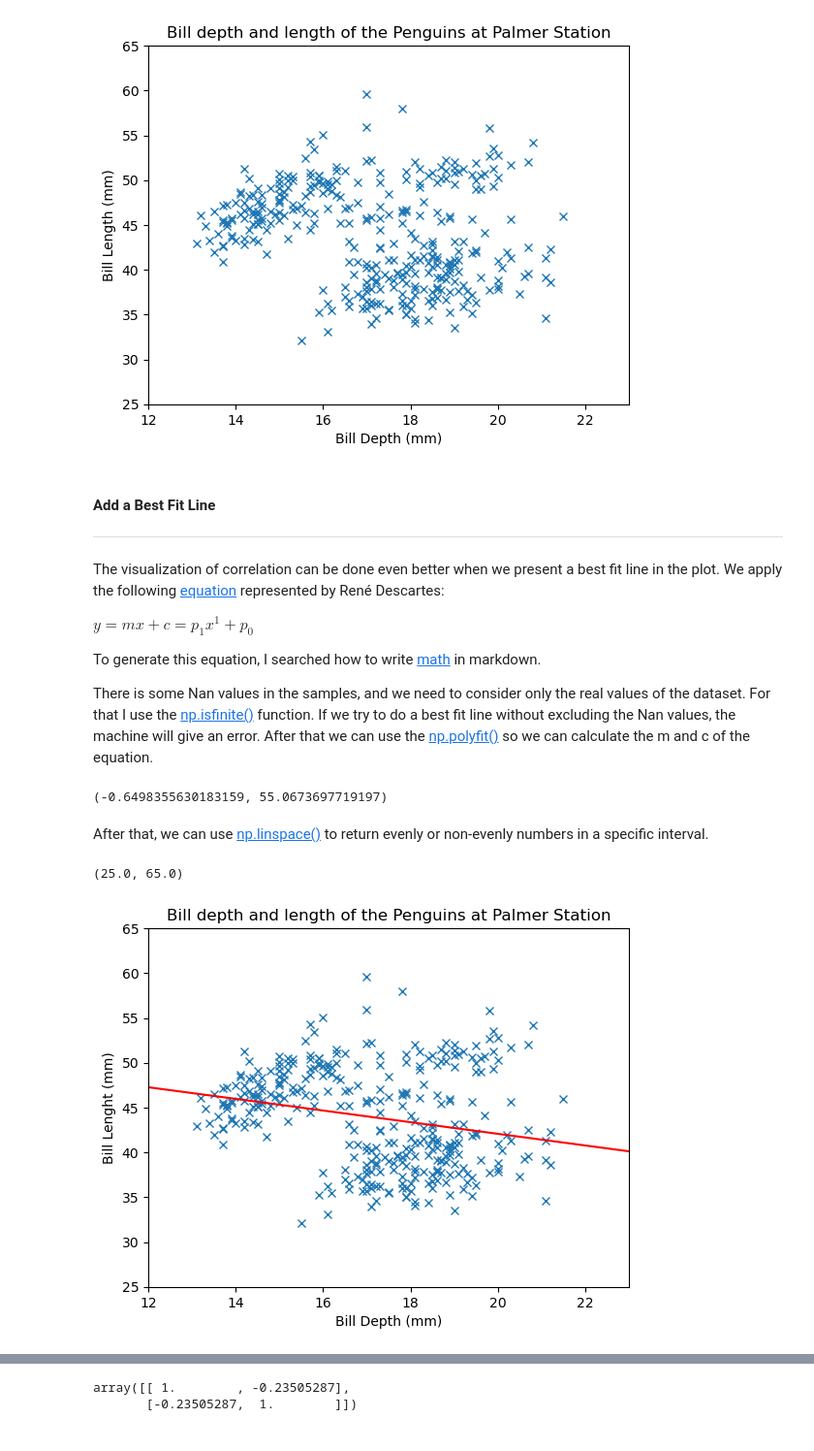
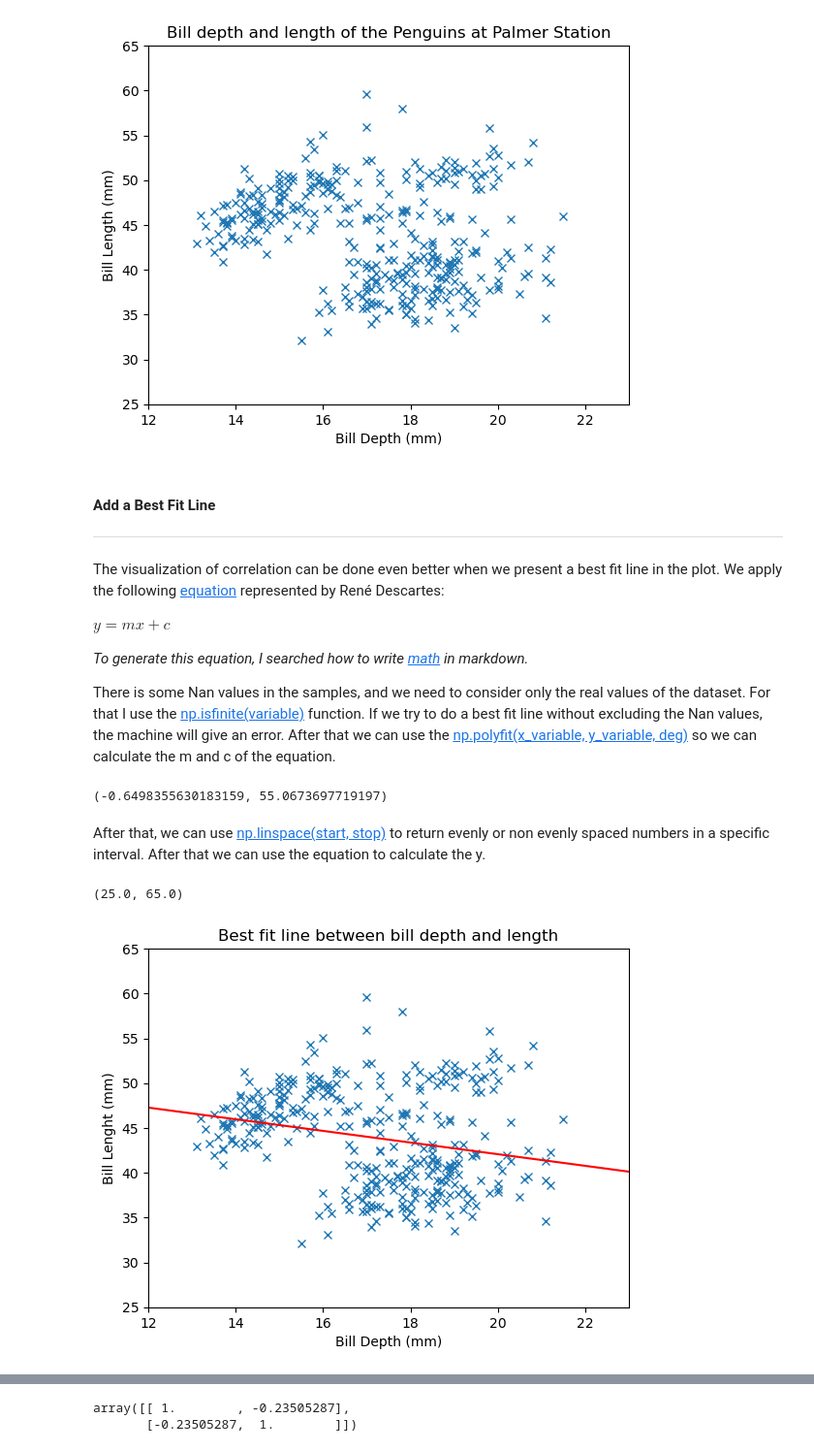
Before and after one commit to FatimaBOliveira/My-Data-Analytics-Project, a Jupyter notebook: penguins.ipynb, the cells around one changed output, grey strips where cells are left out. Shown at 97% size. Drawn from its saved outputs; the diff is of its cells as text; code cells hidden in the pictures.

```diff
--- a/penguins.ipynb
+++ b/penguins.ipynb
@@ -286,11 +286,11 @@ ax.set_ylim(25, 65)
 ***
 The visualization of correlation can be done even better when we present a best fit line in the plot. We apply the following [equation](https://scriptverse.dev/tutorials/python-matplotlib-plot-straight-line.html) represented by René Descartes:
 
-$ y = mx + c = p_1 x^1 + p_0$
+$ y = mx + c$
 
-To generate this equation, I searched how to write [math](https://docs.github.com/en/get-started/writing-on-github/working-with-advanced-formatting/writing-mathematical-expressions) in markdown.
+*To generate this equation, I searched how to write [math](https://docs.github.com/en/get-started/writing-on-github/working-with-advanced-formatting/writing-mathematical-expressions) in markdown.*
 
-There is some Nan values in the samples, and we need to consider only the real values of the dataset. For that I use the [np.isfinite()](https://numpy.org/doc/stable/reference/generated/numpy.isfinite.html) function. If we try to do a best fit line without excluding the Nan values, the machine will give an error. After that we can use the [np.polyfit()](https://numpy.org/doc/stable/reference/generated/numpy.polyfit.html) so we can calculate the m and c of the equation.
+There is some Nan values in the samples, and we need to consider only the real values of the dataset. For that I use the [np.isfinite(variable)](https://numpy.org/doc/stable/reference/generated/numpy.isfinite.html) function. If we try to do a best fit line without excluding the Nan values, the machine will give an error. After that we can use the [np.polyfit(x_variable, y_variable, deg)](https://numpy.org/doc/stable/reference/generated/numpy.polyfit.html) so we can calculate the m and c of the equation.
 # %%
 # Calculate m and c.
 idx = np.isfinite(bdep)
@@ -303,7 +303,7 @@ m, c
 # %% [output]
 (-0.6498355630183159, 55.0673697719197)
 # %% [markdown]
-After that, we can use [np.linspace()](https://realpython.com/np-linspace-numpy/#customizing-the-output-from-nplinspace) to return evenly or non-evenly numbers in a specific interval.
+After that, we can use [np.linspace(start, stop)](https://realpython.com/np-linspace-numpy/) to return evenly or non evenly spaced numbers in a specific interval. After that we can use the equation to calculate the y.
 # %%
 # X Values for best fit line.
 bf_x = np.linspace(12, 23)
@@ -313,26 +313,26 @@ bf_y = m * bf_x + c
 # %%
 # Create a new figure and set of axes.
 fig, ax = plt.subplots()
 
-# Simple plot.
+# Plot them.
 ax.plot(bdep, blen, "x")
 
 # Plot with straight line, based on equation y = mx + c, considering m and c as calculated above.
-ax.plot(bf_x, bf_y, "r-") #  r- is to draw line in red
+ax.plot(bf_x, bf_y, "r-") #  "r-" is to draw line in red.
 
-# Axis labels.
+# Axes labels.
 ax.set_xlabel("Bill Depth (mm)")
 ax.set_ylabel("Bill Lenght (mm)")
 
 # Title.
-ax.set_title("Bill depth and length of the Penguins at Palmer Station")
+ax.set_title("Best fit line between bill depth and length")
 
 # X limits.
 ax.set_xlim(12, 23)
 
 # Y limits.
 ax.set_ylim(25, 65)
 # %% [output]
 (25.0, 65.0)
-[figure, old version]
+[figure, new version]
 # %% [markdown]
```
Also changed, not shown: parts of 19 cells of this notebook.
